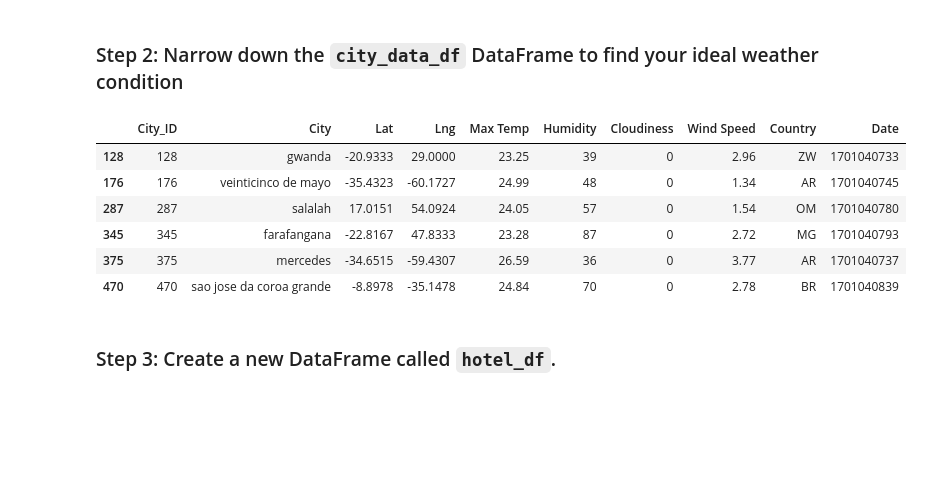
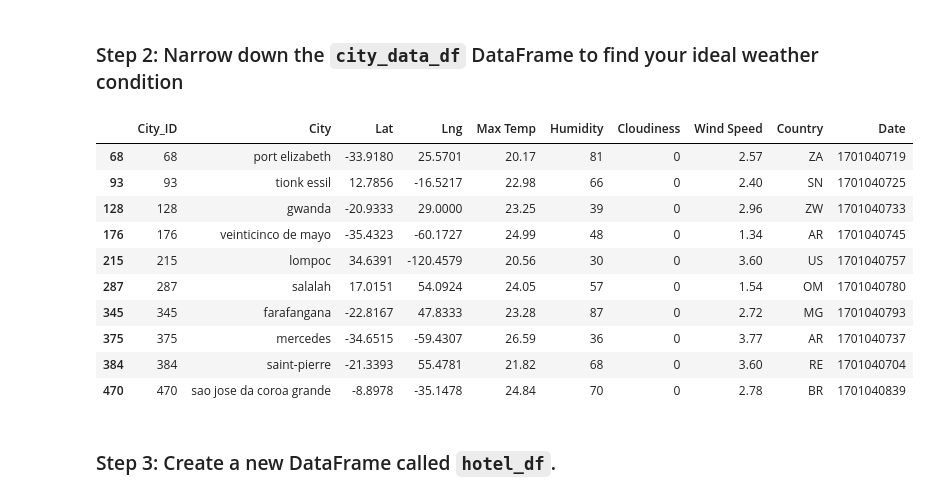
Before and after one commit to meehal0203/Python-api-challenge, a Jupyter notebook: WeatherPy/VacationPy.ipynb, the cells around one changed output. Saved outputs shown, nothing was run; the diff lists cells and outputs as text; code cells hidden in the pictures; blank space fills up the shorter version.

```diff
--- a/WeatherPy/VacationPy.ipynb
+++ b/WeatherPy/VacationPy.ipynb
@@ -56,21 +56,26 @@ map_plot_1
 # %%
 # Narrow down cities that fit criteria and drop any results with null values
 city_data_df = city_data_df.loc[(city_data_df["Max Temp"] < 27) &
-                        (city_data_df["Max Temp"] > 21)]
+                        (city_data_df["Max Temp"] > 20
+                        )]
 city_data_df = city_data_df.loc[(city_data_df["Wind Speed"] < 4)]
 city_data_df = city_data_df.loc[(city_data_df["Cloudiness"] == 0)]
 # Drop any rows with null values
 city_data_df = city_data_df.dropna()
 
 # Display sample data
 city_data_df
 # %% [output]
 |  | City_ID | City | Lat | Lng | Max Temp | Humidity | Cloudiness | Wind Speed | Country | Date |
+| 68 | 68 | port elizabeth | -33.9180 | 25.5701 | 20.17 | 81 | 0 | 2.57 | ZA | 1701040719 |
+| 93 | 93 | tionk essil | 12.7856 | -16.5217 | 22.98 | 66 | 0 | 2.40 | SN | 1701040725 |
 | 128 | 128 | gwanda | -20.9333 | 29.0000 | 23.25 | 39 | 0 | 2.96 | ZW | 1701040733 |
 | 176 | 176 | veinticinco de mayo | -35.4323 | -60.1727 | 24.99 | 48 | 0 | 1.34 | AR | 1701040745 |
+| 215 | 215 | lompoc | 34.6391 | -120.4579 | 20.56 | 30 | 0 | 3.60 | US | 1701040757 |
 | 287 | 287 | salalah | 17.0151 | 54.0924 | 24.05 | 57 | 0 | 1.54 | OM | 1701040780 |
 | 345 | 345 | farafangana | -22.8167 | 47.8333 | 23.28 | 87 | 0 | 2.72 | MG | 1701040793 |
 | 375 | 375 | mercedes | -34.6515 | -59.4307 | 26.59 | 36 | 0 | 3.77 | AR | 1701040737 |
+| 384 | 384 | saint-pierre | -21.3393 | 55.4781 | 21.82 | 68 | 0 | 3.60 | RE | 1701040704 |
 | 470 | 470 | sao jose da coroa grande | -8.8978 | -35.1478 | 24.84 | 70 | 0 | 2.78 | BR | 1701040839 |
 # %% [markdown]
 ### Step 3: Create a new DataFrame called `hotel_df`.
```
Also changed, not shown: parts of 4 cells of this notebook, 1 other file.
